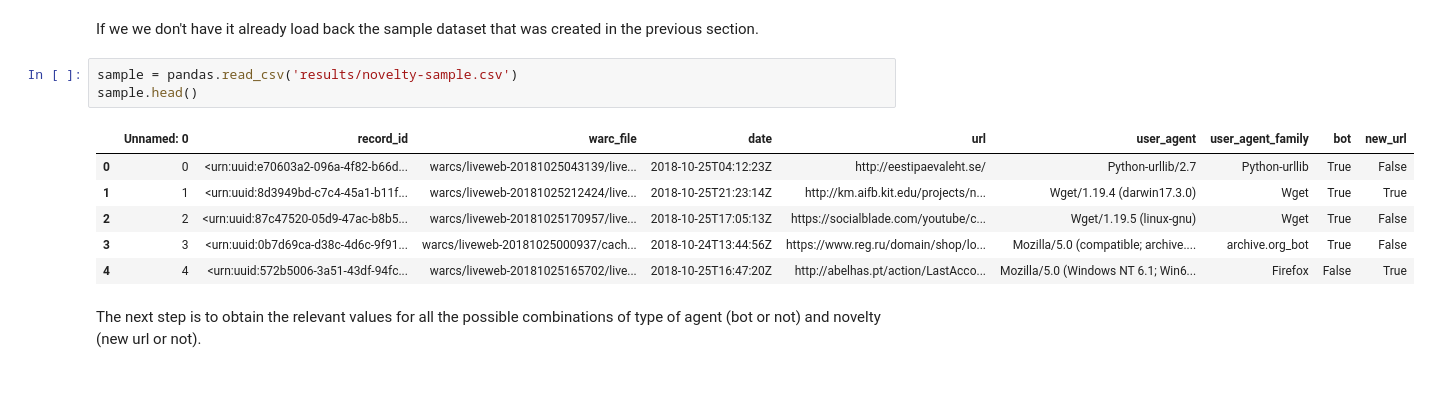
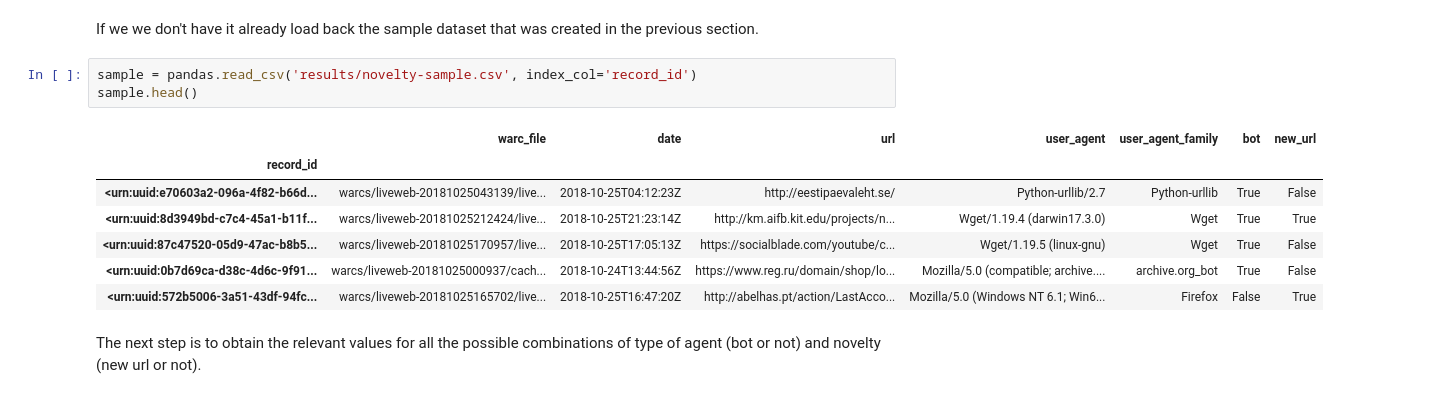
Before and after one commit to edsu/spn, a Jupyter notebook: notebooks/Archival Novelty.ipynb, the cells around one changed output. Drawn from its saved outputs; the diff is of its cells as text.

Commit message:
save csv with record_id as index

```diff
--- a/notebooks/Archival Novelty.ipynb
+++ b/notebooks/Archival Novelty.ipynb
@@ -145,15 +150,16 @@ To do this we will run a [Chi-square Test for Association](https://en.wikipedia.
 # %% [markdown]
 If we we don't have it already load back the sample dataset that was created in the previous section.
 # %%
-sample = pandas.read_csv('results/novelty-sample.csv')
+sample = pandas.read_csv('results/novelty-sample.csv', index_col='record_id')
 sample.head()
 # %% [output]
-|  | Unnamed: 0 | record_id | warc_file | date | url | user_agent | user_agent_family | bot | new_url |
-| 0 | 0 | <urn:uuid:e70603a2-096a-4f82-b66d... | warcs/liveweb-20181025043139/live... | 2018-10-25T04:12:23Z | http://eestipaevaleht.se/ | Python-urllib/2.7 | Python-urllib | True | False |
-| 1 | 1 | <urn:uuid:8d3949bd-c7c4-45a1-b11f... | warcs/liveweb-20181025212424/live... | 2018-10-25T21:23:14Z | http://km.aifb.kit.edu/projects/n... | Wget/1.19.4 (darwin17.3.0) | Wget | True | True |
-| 2 | 2 | <urn:uuid:87c47520-05d9-47ac-b8b5... | warcs/liveweb-20181025170957/live... | 2018-10-25T17:05:13Z | https://socialblade.com/youtube/c... | Wget/1.19.5 (linux-gnu) | Wget | True | False |
-| 3 | 3 | <urn:uuid:0b7d69ca-d38c-4d6c-9f91... | warcs/liveweb-20181025000937/cach... | 2018-10-24T13:44:56Z | https://www.reg.ru/domain/shop/lo... | Mozilla/5.0 (compatible; archive.... | archive.org_bot | True | False |
-| 4 | 4 | <urn:uuid:572b5006-3a51-43df-94fc... | warcs/liveweb-20181025165702/live... | 2018-10-25T16:47:20Z | http://abelhas.pt/action/LastAcco... | Mozilla/5.0 (Windows NT 6.1; Win6... | Firefox | False | True |
+|  | warc_file | date | url | user_agent | user_agent_family | bot | new_url |
+| record_id |  |  |  |  |  |  |  |
+| <urn:uuid:e70603a2-096a-4f82-b66d... | warcs/liveweb-20181025043139/live... | 2018-10-25T04:12:23Z | http://eestipaevaleht.se/ | Python-urllib/2.7 | Python-urllib | True | False |
+| <urn:uuid:8d3949bd-c7c4-45a1-b11f... | warcs/liveweb-20181025212424/live... | 2018-10-25T21:23:14Z | http://km.aifb.kit.edu/projects/n... | Wget/1.19.4 (darwin17.3.0) | Wget | True | True |
+| <urn:uuid:87c47520-05d9-47ac-b8b5... | warcs/liveweb-20181025170957/live... | 2018-10-25T17:05:13Z | https://socialblade.com/youtube/c... | Wget/1.19.5 (linux-gnu) | Wget | True | False |
+| <urn:uuid:0b7d69ca-d38c-4d6c-9f91... | warcs/liveweb-20181025000937/cach... | 2018-10-24T13:44:56Z | https://www.reg.ru/domain/shop/lo... | Mozilla/5.0 (compatible; archive.... | archive.org_bot | True | False |
+| <urn:uuid:572b5006-3a51-43df-94fc... | warcs/liveweb-20181025165702/live... | 2018-10-25T16:47:20Z | http://abelhas.pt/action/LastAcco... | Mozilla/5.0 (Windows NT 6.1; Win6... | Firefox | False | True |
 # %% [markdown]
 The next step is to obtain the relevant values for all the possible combinations of type of agent (bot or not) and novelty (new url or not).
 # %%
```
Also changed, not shown: parts of 10 cells of this notebook, 1 other file.
